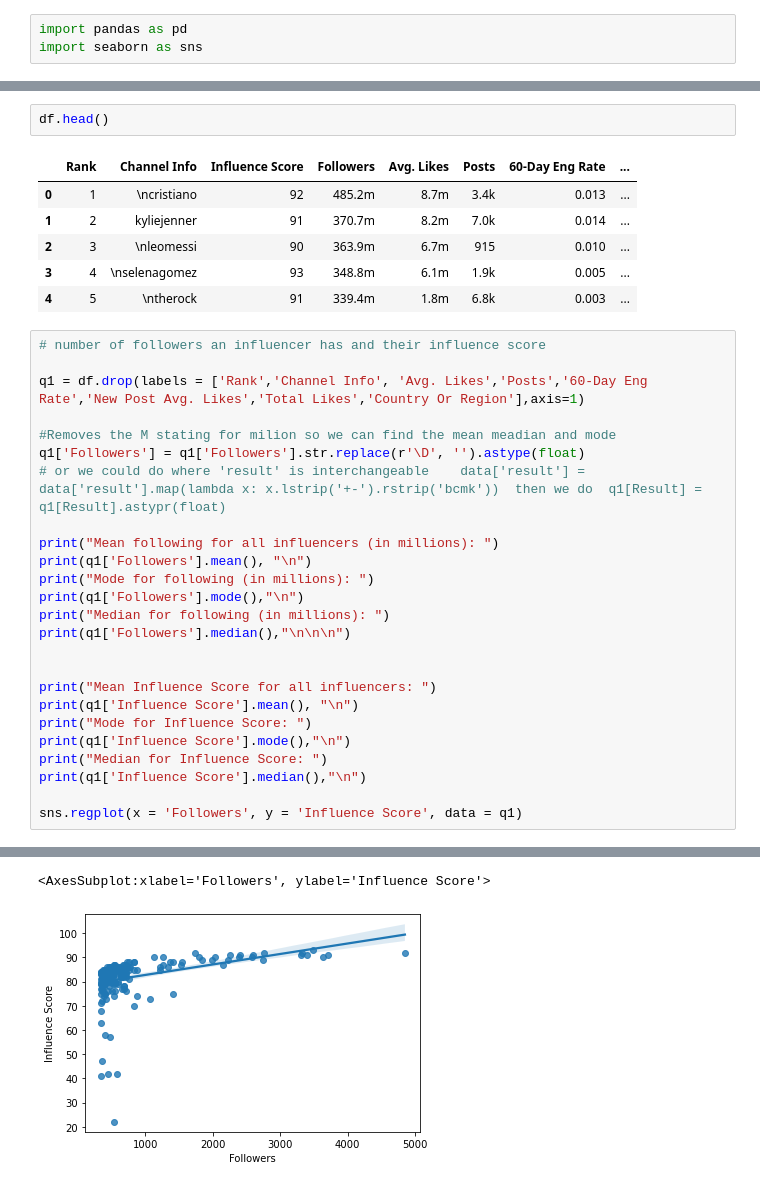
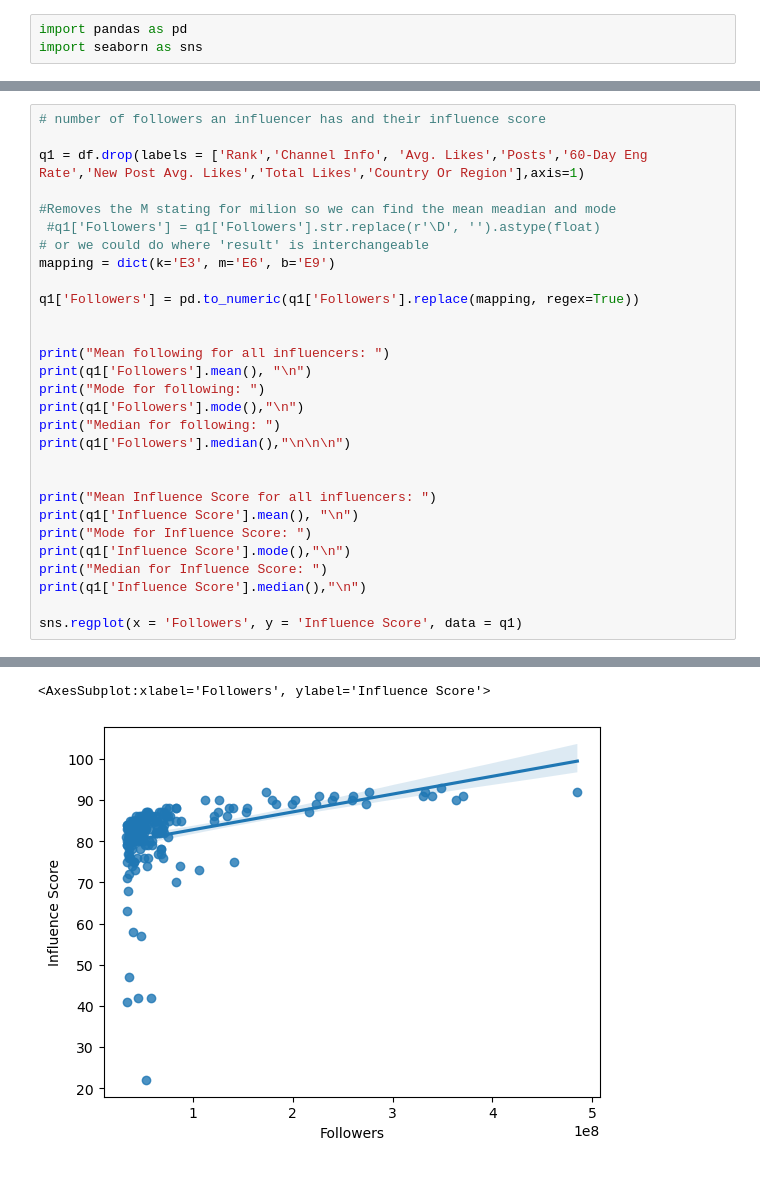
Before and after one commit to adriancabalo/CCIC_DS1, a Jupyter notebook: DS1 Influencer Project.ipynb, the cells around one changed output, grey strips where cells are left out. Cells and saved outputs as stored; diff of their text form.

```diff
--- a/DS1 Influencer Project.ipynb
+++ b/DS1 Influencer Project.ipynb
@@ -26,26 +6,21 @@ print(df)
-# %%
-df.head()
-# %% [output]
-|  | Rank | Channel Info | Influence Score | Followers | Avg. Likes | Posts | 60-Day Eng Rate | ... |
-| 0 | 1 | \ncristiano | 92 | 485.2m | 8.7m | 3.4k | 0.013 | ... |
-| 1 | 2 | kyliejenner | 91 | 370.7m | 8.2m | 7.0k | 0.014 | ... |
-| 2 | 3 | \nleomessi | 90 | 363.9m | 6.7m | 915 | 0.010 | ... |
-| 3 | 4 | \nselenagomez | 93 | 348.8m | 6.1m | 1.9k | 0.005 | ... |
-| 4 | 5 | \ntherock | 91 | 339.4m | 1.8m | 6.8k | 0.003 | ... |
 # %%
 # number of followers an influencer has and their influence score
 
 q1 = df.drop(labels = ['Rank','Channel Info', 'Avg. Likes','Posts','60-Day Eng Rate','New Post Avg. Likes','Total Likes','Country Or Region'],axis=1)
 
 #Removes the M stating for milion so we can find the mean meadian and mode
-q1['Followers'] = q1['Followers'].str.replace(r'\D', '').astype(float)
-# or we could do where 'result' is interchangeable    data['result'] = data['result'].map(lambda x: x.lstrip('+-').rstrip('bcmk'))  then we do  q1[Result] = q1[Result].astypr(float)
+ #q1['Followers'] = q1['Followers'].str.replace(r'\D', '').astype(float)
+# or we could do where 'result' is interchangeable
+mapping = dict(k='E3', m='E6', b='E9')
 
-print("Mean following for all influencers (in millions): ")
+q1['Followers'] = pd.to_numeric(q1['Followers'].replace(mapping, regex=True))
+
+
+print("Mean following for all influencers: ")
 print(q1['Followers'].mean(), "\n")
-print("Mode for following (in millions): ")
+print("Mode for following: ")
 print(q1['Followers'].mode(),"\n")
-print("Median for following (in millions): ")
+print("Median for following: ")
 print(q1['Followers'].median(),"\n\n\n")
 
 
@@ -71,12 +46,12 @@ Mode for following (in millions):
 Name: Followers, dtype: float64
 
 ... (10 lines left out)
 Name: Influence Score, dtype: int64
 
 Median for Influence Score:
 84.0
 <AxesSubplot:xlabel='Followers', ylabel='Influence Score'>
-[figure, old version]
+[figure, new version]
 # %%
 #average likes an influencer has on a post and their influence score?
 
```
Also changed, not shown: parts of 5 cells of this notebook.
